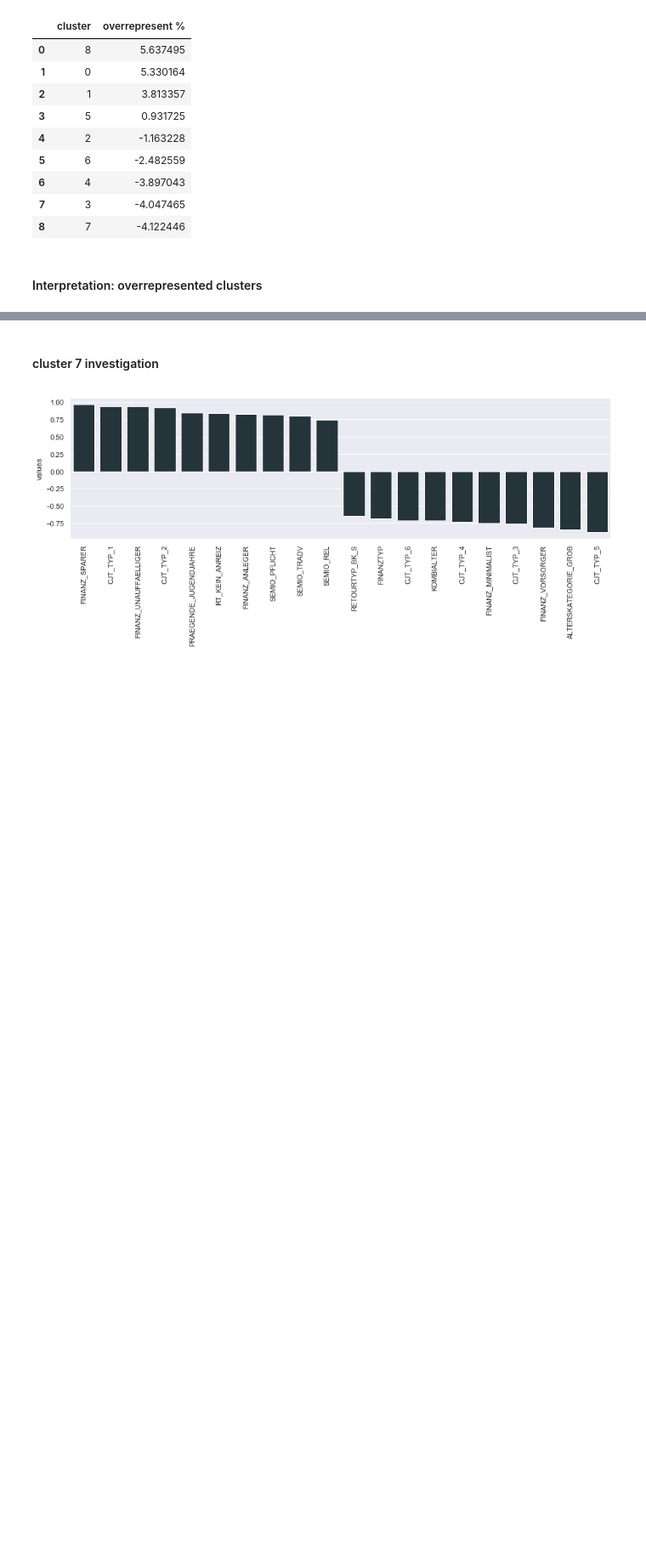
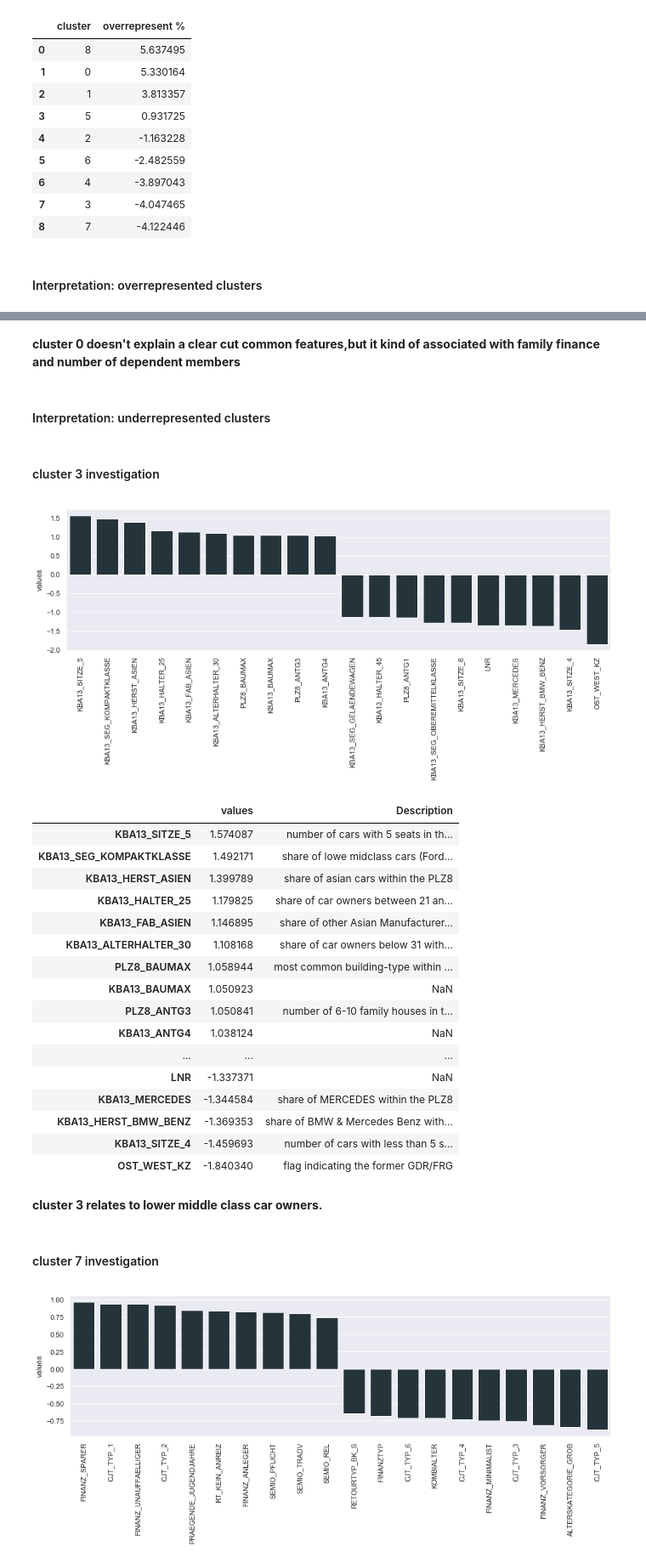
Before and after one commit to alssalo/Arvato-Project, a Jupyter notebook: Arvato Project Workbook.ipynb, the cells around one changed output, grey strips where cells are left out. Shown: that part at 85% size. Drawn from its saved outputs; the diff is of its cells as text; code cells hidden in the pictures; blank space fills up the shorter version.

```diff
--- a/Arvato Project Workbook.ipynb
+++ b/Arvato Project Workbook.ipynb
@@ -572,3 +620,32 @@ def plot_feat_values(kmeans,n_cluster,df,pca):
+# %% [markdown]
+**cluster 0 doesn't explain a clear cut common features,but it kind of associated with family finance and number of dependent members**
+# %% [markdown]
+#### Interpretation: underrepresented clusters
+# %% [markdown]
+#### cluster 3 investigation
+# %%
+plot_feat_values(kmeans_model,3,customers_new,pca_2)
+# %% [output]
+[figure, added]
+|  | values | Description |
+| KBA13_SITZE_5 | 1.574087 | number of cars with 5 seats in th... |
+| KBA13_SEG_KOMPAKTKLASSE | 1.492171 | share of lowe midclass cars (Ford... |
+| KBA13_HERST_ASIEN | 1.399789 | share of asian cars within the PLZ8 |
+| KBA13_HALTER_25 | 1.179825 | share of car owners between 21 an... |
+| KBA13_FAB_ASIEN | 1.146895 | share of other Asian Manufacturer... |
+| KBA13_ALTERHALTER_30 | 1.108168 | share of car owners below 31 with... |
+| PLZ8_BAUMAX | 1.058944 | most common building-type within ... |
+| KBA13_BAUMAX | 1.050923 | NaN |
+| PLZ8_ANTG3 | 1.050841 | number of 6-10 family houses in t... |
+| KBA13_ANTG4 | 1.038124 | NaN |
+| ... | ... | ... |
+| LNR | -1.337371 | NaN |
+| KBA13_MERCEDES | -1.344584 | share of MERCEDES within the PLZ8 |
+| KBA13_HERST_BMW_BENZ | -1.369353 | share of BMW & Mercedes Benz with... |
+| KBA13_SITZE_4 | -1.459693 | number of cars with less than 5 s... |
+| OST_WEST_KZ | -1.840340 | flag indicating the former GDR/FRG |
+# %% [markdown]
+**cluster 3 relates to lower middle class car owners.**
 # %% [markdown]
 #### cluster 7 investigation
 # %%
```
Also changed, not shown: parts of 16 cells of this notebook.
